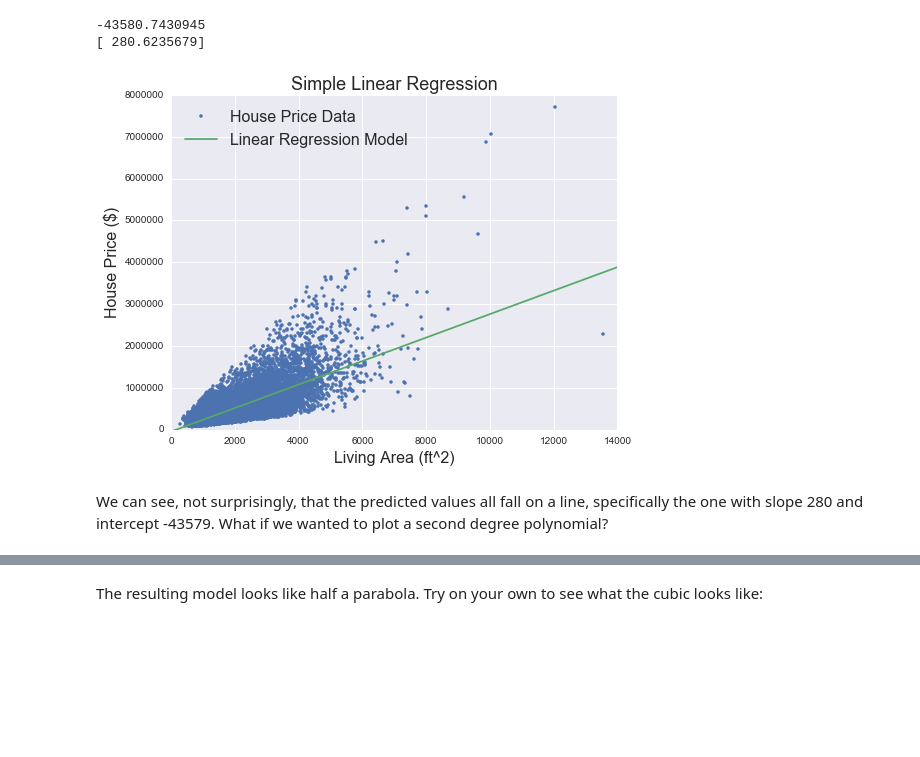
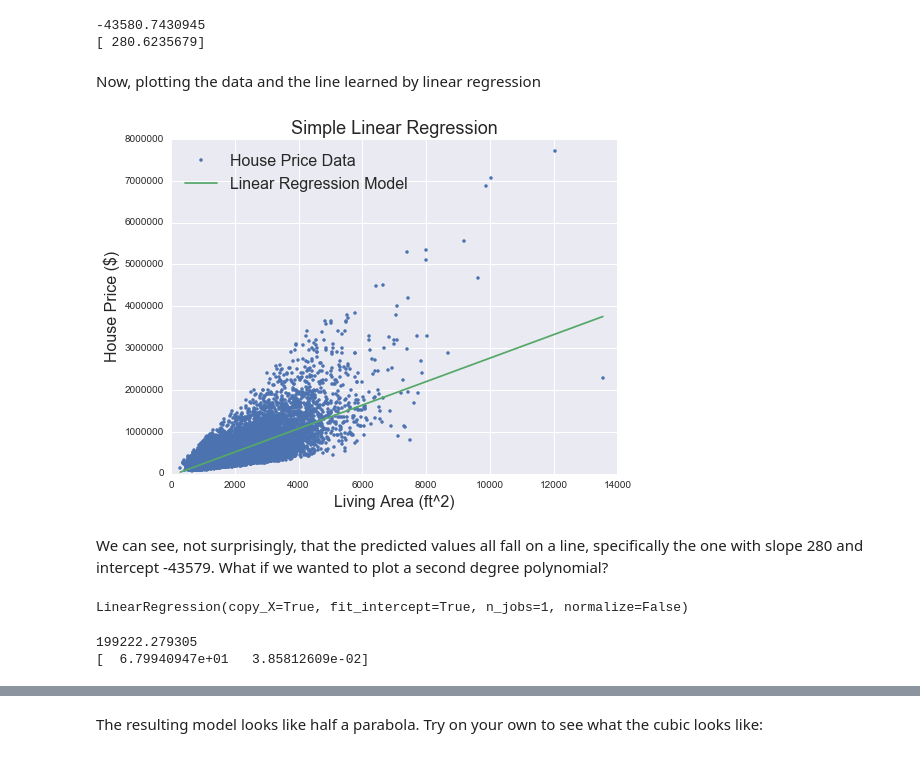
Before and after one commit to Santana9937/Coursera_ML_Specialization, a Jupyter notebook: Week_3_Assessing_Performance/assign_1_polynomial-regression.ipynb, the cells around one changed output, grey strips where cells are left out. Saved outputs shown, nothing was run; the diff lists cells and outputs as text; code cells hidden in the pictures; blank space fills up the shorter version.

Commit message:
Finished 2nd, 3rd, and 15 order polynomial regression models

```diff
--- a/Week_3_Assessing_Performance/assign_1_polynomial-regression.ipynb
+++ b/Week_3_Assessing_Performance/assign_1_polynomial-regression.ipynb
@@ -171,17 +166,19 @@ y_model_1_lin_reg = model_1.intercept_ + model_1.coef_[0]*x_model_1_lin_reg
+# %% [markdown]
+Now, plotting the data and the line learned by linear regression
 # %%
 plt.figure(figsize=(8,6))
 plt.plot(poly1_data['power_1'],poly1_data['price'],'.', label= 'House Price Data')
 plt.hold(True)
-plt.plot(x_model_1_lin_reg, y_model_1_lin_reg, '-' , label= 'Linear Regression Model')
+plt.plot(poly1_data['power_1'], model_1.predict(X_feat_model_1), '-' , label= 'Linear Regression Model')
 plt.hold(False)
 plt.legend(loc='upper left', fontsize=16)
 plt.xlabel('Living Area (ft^2)', fontsize=16)
 plt.ylabel('House Price ($)', fontsize=16)
 plt.title('Simple Linear Regression', fontsize=18)
 plt.axis([0.0, 14000.0, 0.0, 8000000.0])
 plt.show()
 # %% [output]
-[figure, old version]
+[figure, new version]
 # %% [markdown]
 We can see, not surprisingly, that the predicted values all fall on a line, specifically the one with slope 280 and intercept -43579. What if we wanted to plot a second degree polynomial?
 # %%
@@ -193,0 +192,13 @@ model2.get("coefficients")
+# %%
+# Creating a LinearRegression Object. Then, performing linear regression on feature matrix and output vector
+model_2 = LinearRegression()
+model_2.fit(X_feat_model_2, y_output_model_2)
+# %% [output]
+LinearRegression(copy_X=True, fit_intercept=True, n_jobs=1, normalize=False)
+# %%
+# Let's look at the intercept and weights before we plot.
+print model_2.intercept_
+print model_2.coef_
+# %% [output]
+199222.279305
+[  6.79940947e+01   3.85812609e-02]
```
Also changed, not shown: parts of 17 cells of this notebook.
